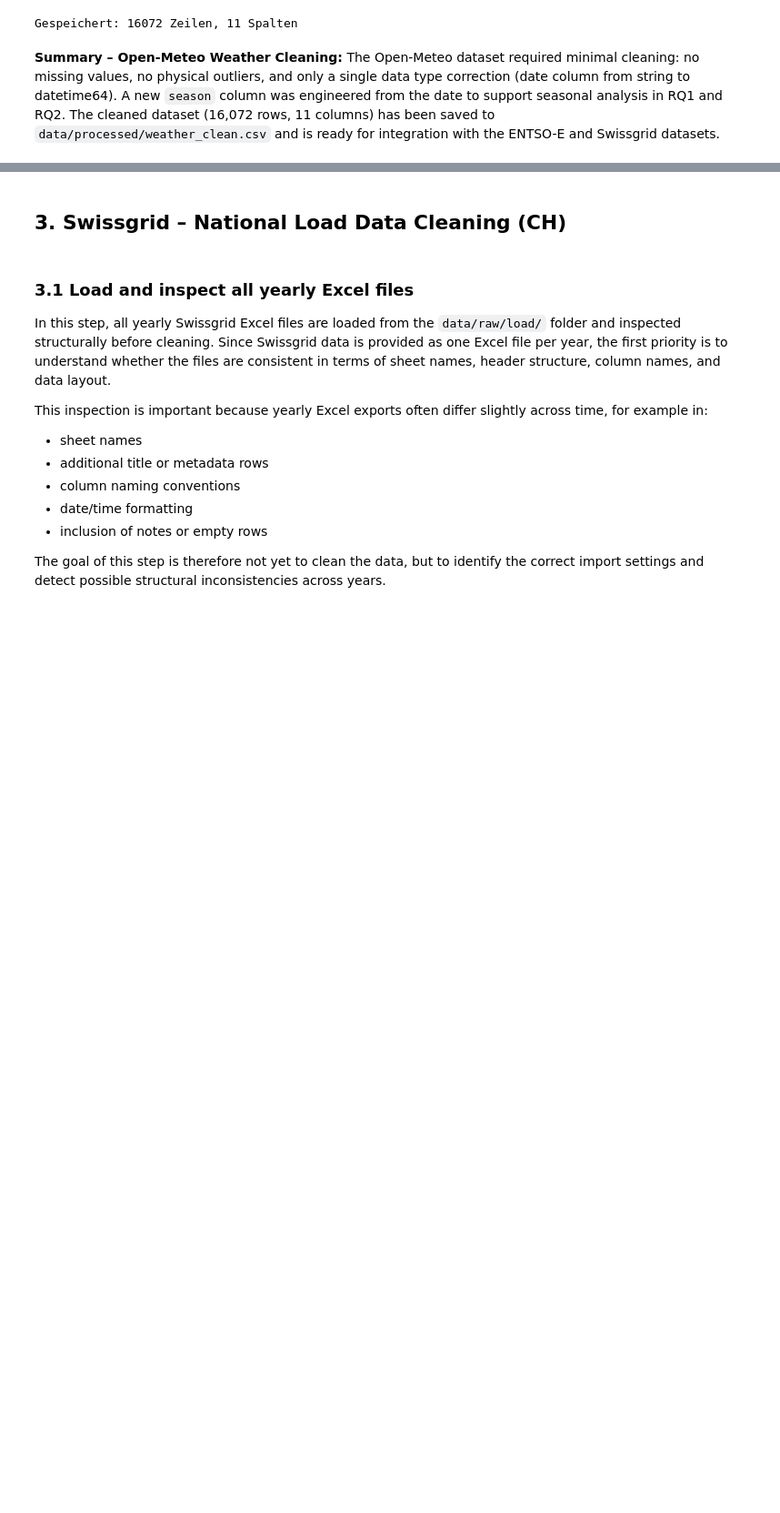
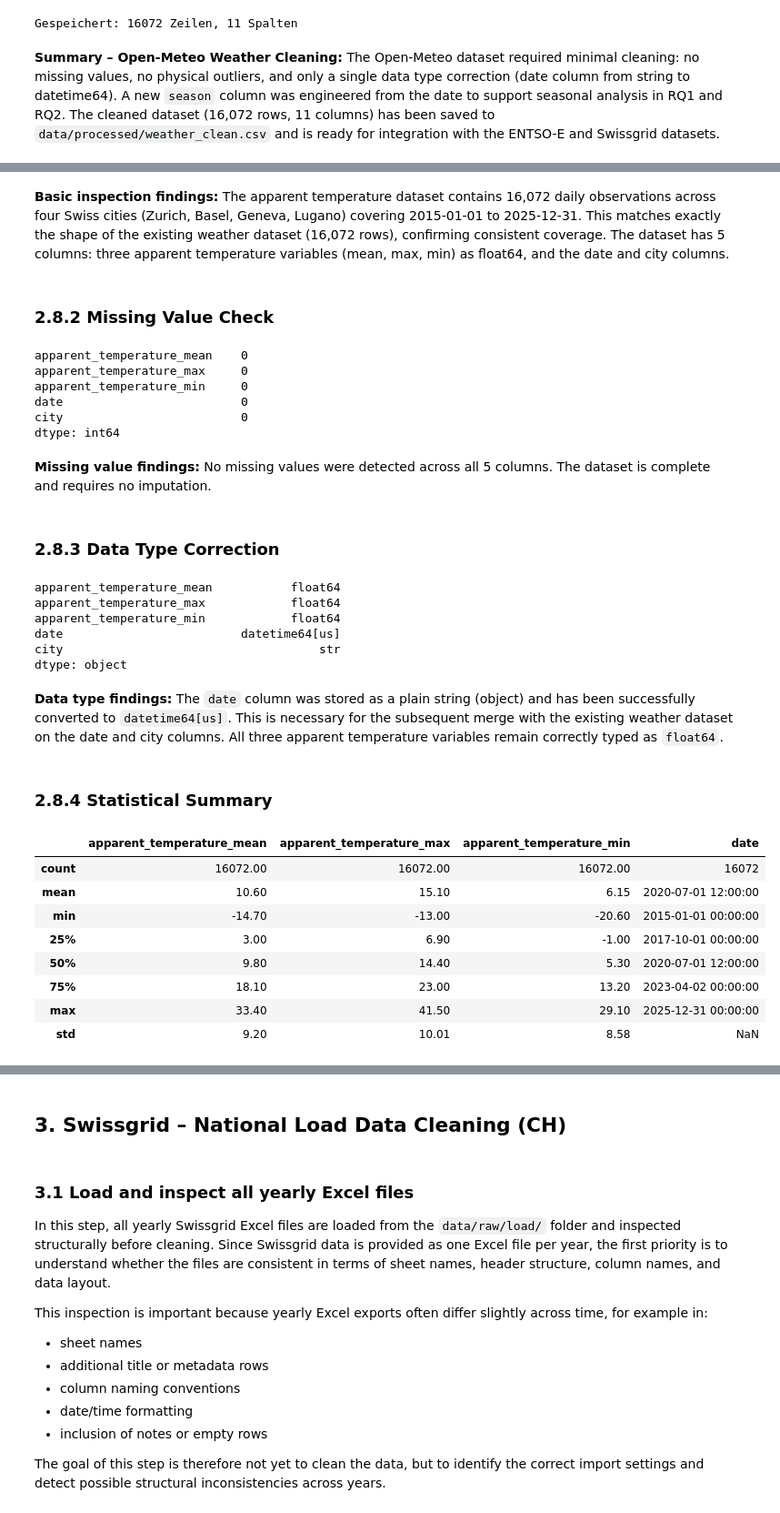
Before and after one commit to joelthedebugger/CIP_FS26_203, a Jupyter notebook: notebooks/02_data_cleaning.ipynb, the cells around one changed output, grey strips where cells are left out. Shown at 91% size. Saved outputs shown, nothing was run; the diff lists cells and outputs as text; code cells hidden in the pictures; blank space fills up the shorter version.

Commit message:
Add apparent temperature acquisition and cleaning

```diff
--- a/notebooks/02_data_cleaning.ipynb
+++ b/notebooks/02_data_cleaning.ipynb
@@ -412,0 +417,8 @@ The Open-Meteo dataset required minimal cleaning: no missing values, no physical
+# %%
+# --- Load raw apparent temperature data ---
+df_app = pd.read_csv('../data/raw/weather/apparent_temp_raw.csv')
+
+# --- Basic overview: shape, dtypes, first rows ---
+print(df_app.shape)
+print(df_app.dtypes)
+df_app.head()
@@ -412,0 +439,49 @@ The Open-Meteo dataset required minimal cleaning: no missing values, no physical
+# %% [markdown]
+**Basic inspection findings:**
+The apparent temperature dataset contains 16,072 daily observations across four Swiss cities (Zurich, Basel, Geneva, Lugano) covering 2015-01-01 to 2025-12-31. This matches exactly the shape of the existing weather dataset (16,072 rows), confirming consistent coverage. The dataset has 5 columns: three apparent temperature variables (mean, max, min) as float64, and the date and city columns.
+# %% [markdown]
+### 2.8.2 Missing Value Check
+# %%
+# --- Check for missing values across all columns ---
+print(df_app.isnull().sum())
+# %% [output]
+apparent_temperature_mean    0
+apparent_temperature_max     0
+apparent_temperature_min     0
+date                         0
+city                         0
+dtype: int64
+# %% [markdown]
+**Missing value findings:**
+No missing values were detected across all 5 columns. The dataset is complete and requires no imputation.
+# %% [markdown]
+### 2.8.3 Data Type Correction
+# %%
+# --- Convert date column from string to datetime ---
+df_app['date'] = pd.to_datetime(df_app['date'])
+print(df_app.dtypes)
+# %% [output]
+apparent_temperature_mean           float64
+apparent_temperature_max            float64
+apparent_temperature_min            float64
+date                         datetime64[us]
+city                                    str
+dtype: object
+# %% [markdown]
+**Data type findings:**
+The `date` column was stored as a plain string (object) and has been successfully converted to `datetime64[us]`. This is necessary for the subsequent merge with the existing weather dataset on the date and city columns. All three apparent temperature variables remain correctly typed as `float64`.
+# %% [markdown]
+### 2.8.4 Statistical Summary
+# %%
+# --- Statistical summary of apparent temperature variables ---
+df_app.describe()
+# %% [output]
+|  | apparent_temperature_mean | apparent_temperature_max | apparent_temperature_min | date |
+| count | 16072.00 | 16072.00 | 16072.00 | 16072 |
+| mean | 10.60 | 15.10 | 6.15 | 2020-07-01 12:00:00 |
+| min | -14.70 | -13.00 | -20.60 | 2015-01-01 00:00:00 |
+| 25% | 3.00 | 6.90 | -1.00 | 2017-10-01 00:00:00 |
+| 50% | 9.80 | 14.40 | 5.30 | 2020-07-01 12:00:00 |
+| 75% | 18.10 | 23.00 | 13.20 | 2023-04-02 00:00:00 |
+| max | 33.40 | 41.50 | 29.10 | 2025-12-31 00:00:00 |
+| std | 9.20 | 10.01 | 8.58 | NaN |
```
Also changed, not shown: parts of 7 cells of this notebook, 1 other file.
